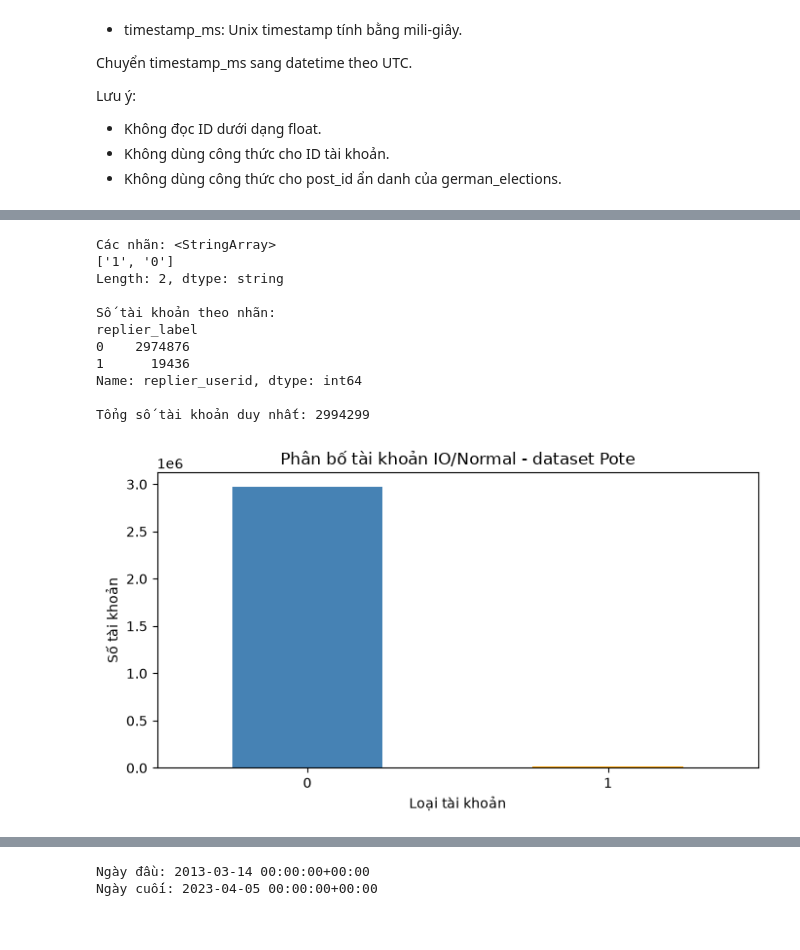
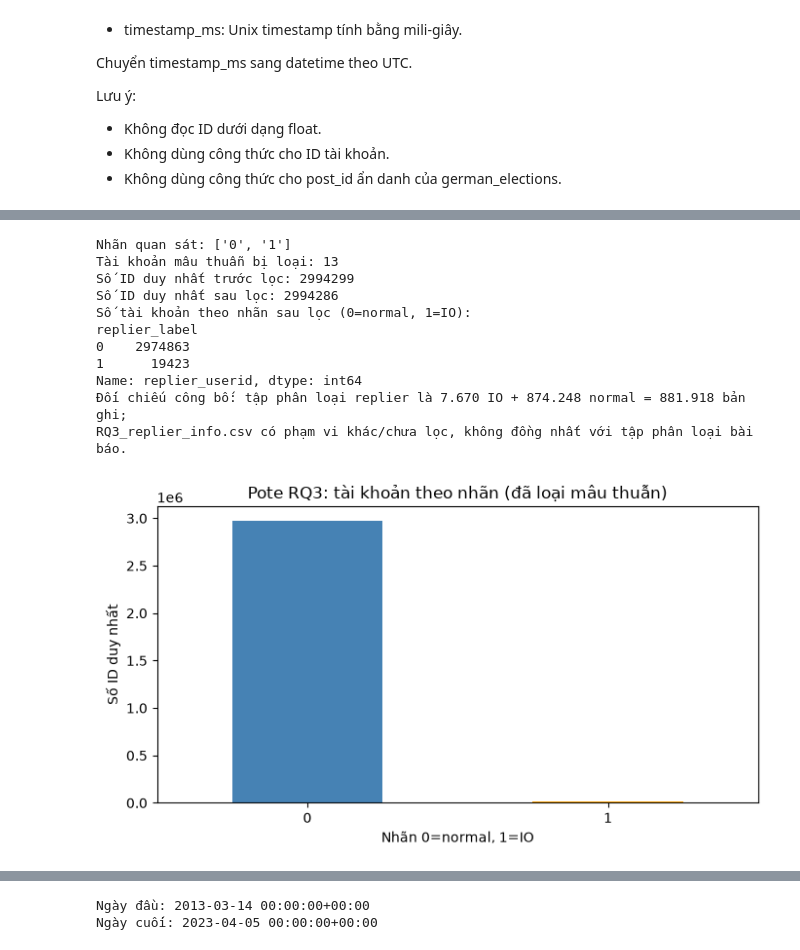
Before and after one commit to datachain-uit/CN-24521602-ThangLH, a Jupyter notebook: notebooks/T4_EDA_Pote_German.ipynb, the cells around one changed output, grey strips where cells are left out. Saved outputs shown, nothing was run; the diff lists cells and outputs as text; code cells hidden in the pictures.

```diff
--- a/notebooks/T4_EDA_Pote_German.ipynb
+++ b/notebooks/T4_EDA_Pote_German.ipynb
@@ -288,40 +282,41 @@ Số lượng tài khoản được tính dựa trên ID duy nhất (replier_use
 # %%
-df = pd.read_csv(POTE_DIR / "RQ3_replier_info.csv", usecols=["replier_userid", "replier_label"], dtype="string")
+df_info = pd.read_csv(POTE_DIR / "RQ3_replier_info.csv", usecols=["replier_userid", "replier_label"], dtype=str)
+labels = df_info[["replier_userid", "replier_label"]].dropna().drop_duplicates()
+conflicts = labels.groupby("replier_userid")["replier_label"].nunique()
+conflict_ids = conflicts[conflicts > 1].index
 
-# Kiểm tra giá trị nhãn
-print("Các nhãn:", df["replier_label"].unique())
+clean_labels = labels.loc[~labels["replier_userid"].isin(conflict_ids)].copy()
+assert clean_labels.groupby("replier_userid")["replier_label"].nunique().max() <= 1
+counts = clean_labels.groupby("replier_label")["replier_userid"].nunique()
+print("Nhãn quan sát:", sorted(labels["replier_label"].unique()))
+print("Tài khoản mâu thuẫn bị loại:", len(conflict_ids))
+print("Số ID duy nhất trước lọc:", labels["replier_userid"].nunique())
+print("Số ID duy nhất sau lọc:", clean_labels["replier_userid"].nunique())
+print("Số tài khoản theo nhãn sau lọc (0=normal, 1=IO):")
+print(counts)
+print("Đối chiếu công bố: tập phân loại replier là 7.670 IO + 874.248 normal = 881.918 bản ghi;")
+print("RQ3_replier_info.csv có phạm vi khác/chưa lọc, không đồng nhất với tập phân loại bài báo.")
 
-# Đếm số tài khoản duy nhất theo nhãn
-accounts = df.dropna().drop_duplicates()
-
-counts = accounts.groupby("replier_label")["replier_userid"].nunique()
-
-print("\nSố tài khoản theo nhãn:")
-print(counts)
-
-print("\nTổng số tài khoản duy nhất:", accounts["replier_userid"].nunique())
-
-ax = counts.plot(kind="bar",figsize=(7, 4),color=["steelblue", "orange"])
-
-ax.set_title("Phân bố tài khoản IO/Normal - dataset Pote")
-ax.set_xlabel("Loại tài khoản")
-ax.set_ylabel("Số tài khoản")
+ax = counts.reindex(["0", "1"], fill_value=0).plot(
+    kind="bar", figsize=(7, 4), color=["steelblue", "orange"]
+)
+ax.set(title="Pote RQ3: tài khoản theo nhãn (đã loại mâu thuẫn)",
+       xlabel="Nhãn 0=normal, 1=IO", ylabel="Số ID duy nhất")
 plt.xticks(rotation=0)
 plt.tight_layout()
-
 plt.savefig(OUTPUT_DIR / "pote_account_distribution.png", dpi=160)
 plt.show()
 # %% [output]
-Các nhãn: <StringArray>
-['1', '0']
-Length: 2, dtype: string
-
-Số tài khoản theo nhãn:
+Nhãn quan sát: ['0', '1']
+Tài khoản mâu thuẫn bị loại: 13
+Số ID duy nhất trước lọc: 2994299
+Số ID duy nhất sau lọc: 2994286
+Số tài khoản theo nhãn sau lọc (0=normal, 1=IO):
 replier_label
-0    2974876
-1      19436
+0    2974863
+1      19423
 Name: replier_userid, dtype: int64
-
-Tổng số tài khoản duy nhất: 2994299
+Đối chiếu công bố: tập phân loại replier là 7.670 IO + 874.248 normal = 881.918 bản ghi;
+RQ3_replier_info.csv có phạm vi khác/chưa lọc, không đồng nhất với tập phân loại bài báo.
-[figure, old version]
+[figure, new version]
 # %%
```
Also changed, not shown: parts of 15 cells of this notebook, 4 other files.
